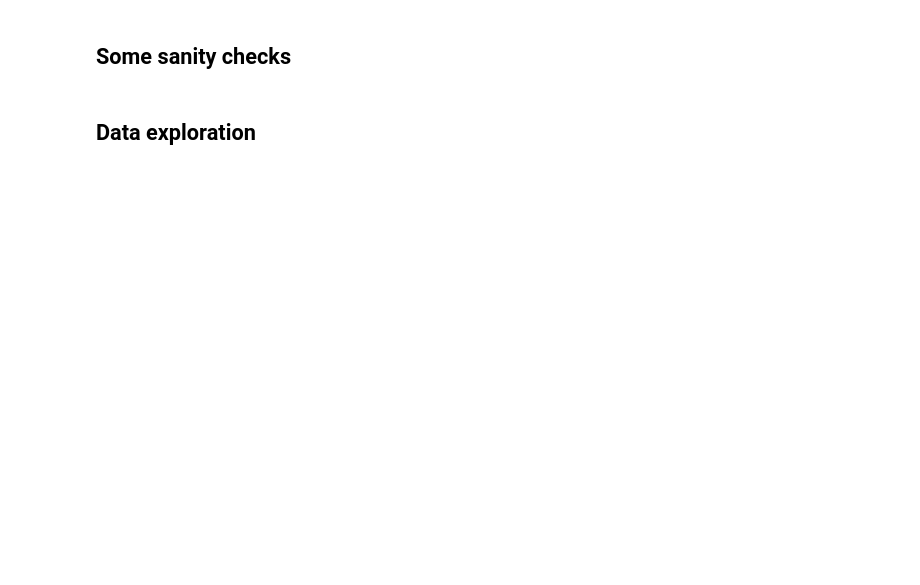
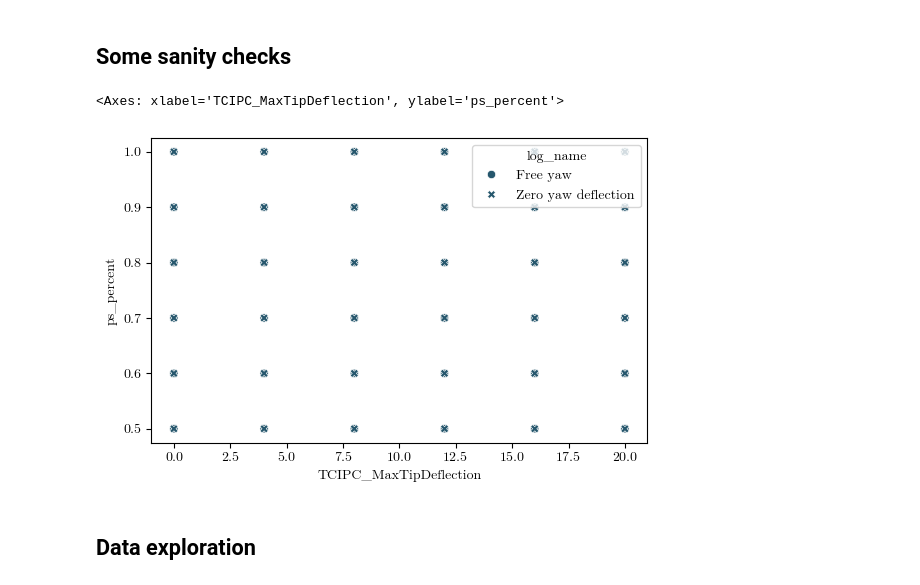
Before and after one commit to jesseishi/Tower-clearance-co-design, a Jupyter notebook: scripts/design_of_experiments/analyze_parameter_sweep.ipynb, the cells around one changed output. Cells and saved outputs as stored; diff of their text form; code cells hidden in the pictures; blank space fills up the shorter version.

```diff
--- a/scripts/design_of_experiments/analyze_parameter_sweep.ipynb
+++ b/scripts/design_of_experiments/analyze_parameter_sweep.ipynb
@@ -16,5 +29,12 @@ socket.gethostname()  # Should not be a login node.
 # %%
-# Load the data.
-log_fmt = "../../data/design_of_experiments/ps_vs_ipc/log_ps_vs_ipc.sql*"
-data_dict = load_OMsql_multi(log_fmt)
-data_dict.keys()
+# Define the logs to load and compare
+logs_to_load = {
+    "Free yaw": "../../data/design_of_experiments/ps_vs_ipc/log_ps_vs_ipc.sql*",
+    "Zero yaw deflection": "../../data/design_of_experiments/ps_vs_ipc_zero_yaw_deflection/log_ps_vs_ipc_zero_yaw_deflection.sql*",
+}
+
+# Load all datasets
+all_data_dicts = {}
+for log_name, log_fmt in logs_to_load.items():
+    all_data_dicts[log_name] = load_OMsql_multi(log_fmt)
+    print(f"Loaded {log_name}: {all_data_dicts[log_name].keys()}")
@@ -85,13 +131,22 @@ all_outputs = {
     },
 }
 
-# Build dataframe from mapping
+# Build dataframe from mapping for each log
 labels = {short: info["label"] for short, info in all_outputs.items()}
-df_dict = {}
-for short_label, info in all_outputs.items():
-    data = data_dict[info["key"]]
-    scaled_data = list(map(info["scaling"], data))
-    df_dict[short_label] = scaled_data
+all_dfs = []
 
-df = pd.DataFrame(df_dict)
+for log_name, data_dict in all_data_dicts.items():
+    df_dict = {}
+    for short_label, info in all_outputs.items():
+        data = data_dict[info["key"]]
+        scaled_data = list(map(info["scaling"], data))
+        df_dict[short_label] = scaled_data
+
+    df_temp = pd.DataFrame(df_dict)
+    df_temp["log_name"] = log_name  # Add identifier column
+    all_dfs.append(df_temp)
+
+# Combine all dataframes
+df = pd.concat(all_dfs, ignore_index=True)
+print(f"Combined dataframe shape: {df.shape}")
 df.head()
@@ -99,10 +162,9 @@ df.head()
 ## Some sanity checks
 # %%
 # Make a plot of the distribution of our design variables.
-sns.scatterplot(
-    df,
-    x="TCIPC_MaxTipDeflection",
-    y="ps_percent",
-)
+sns.scatterplot(df, x="TCIPC_MaxTipDeflection", y="ps_percent", style="log_name")
+# %% [output]
+<Axes: xlabel='TCIPC_MaxTipDeflection', ylabel='ps_percent'>
+[figure, added]
 # %% [markdown]
 ## Data exploration
```
Also changed, not shown: parts of 16 cells of this notebook, 4 other files.
